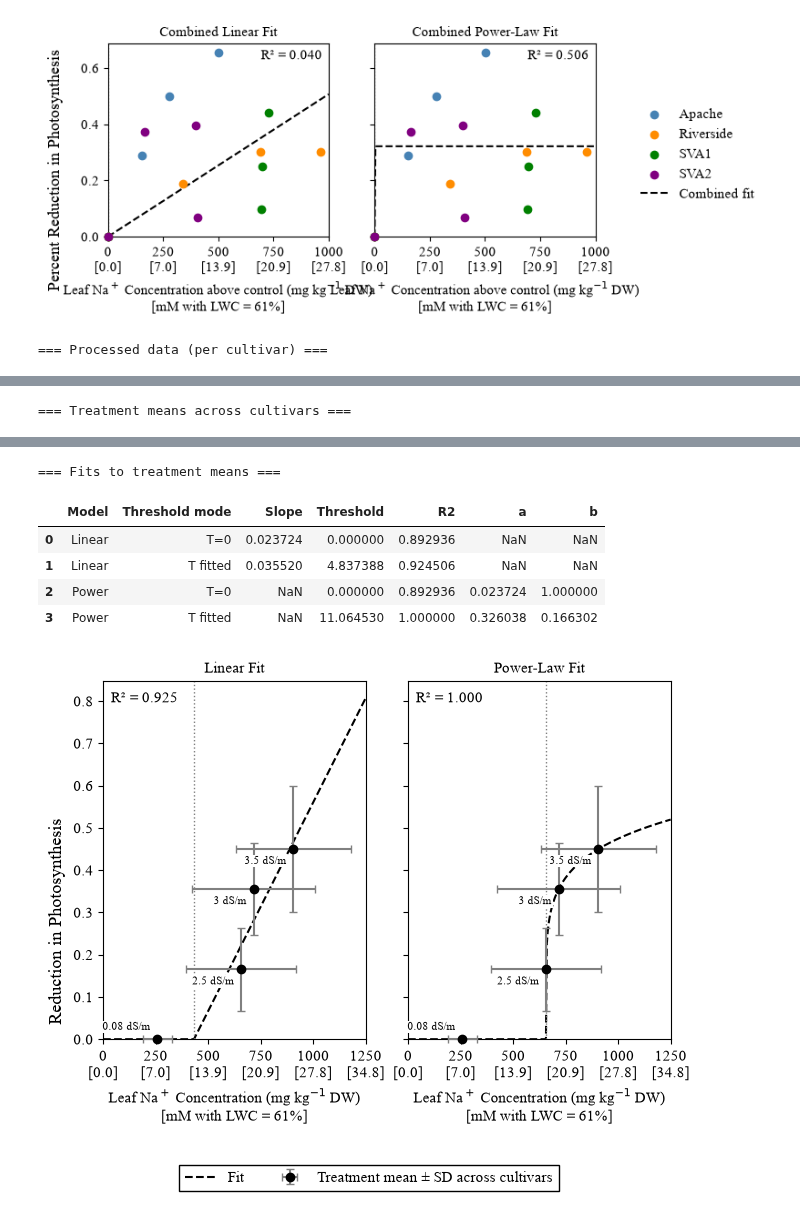
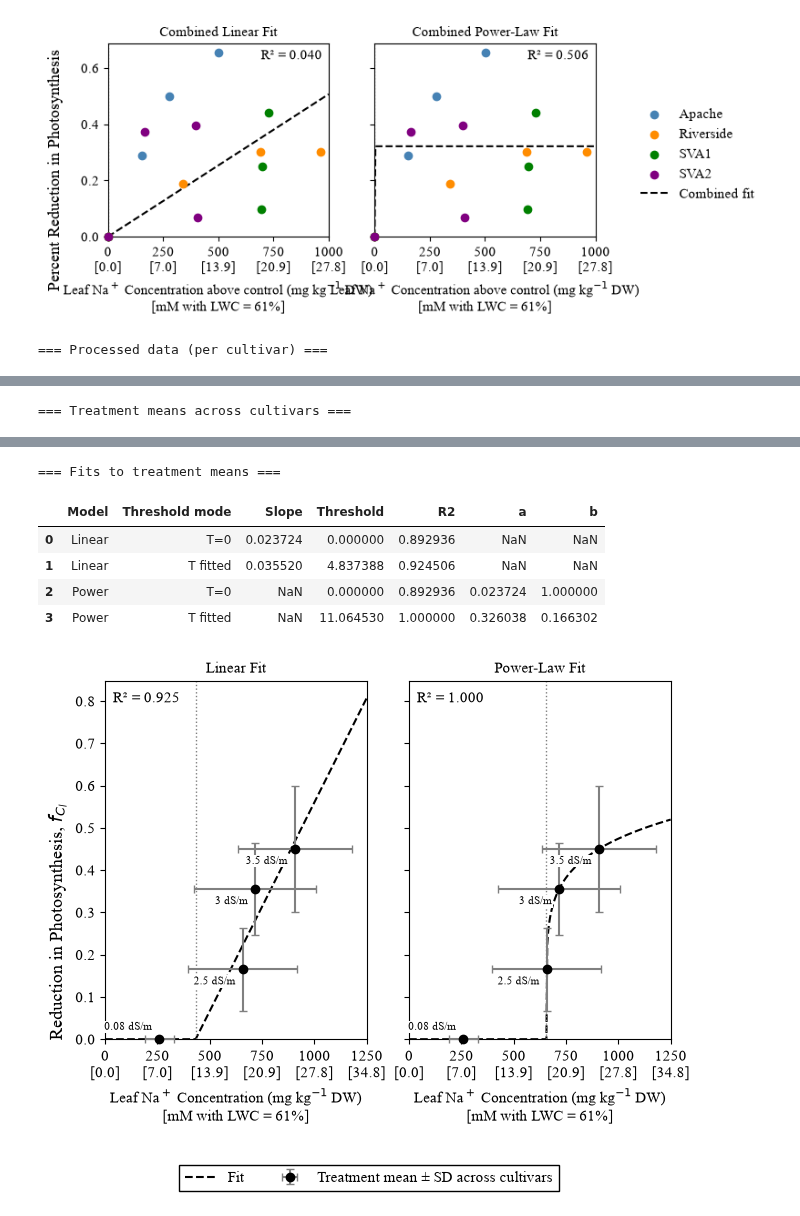
Before and after one commit to jagottlieb/Photo3-Plant-Salinity-Traits, a Jupyter notebook: data/literature_data/photo_reduction_function.ipynb, the cells around one changed output, grey strips where cells are left out. Cells and saved outputs as stored; diff of their text form; code cells hidden in the pictures.

Commit message:
Update lab weather, conductivity, and literature figures

```diff
--- a/data/literature_data/photo_reduction_function.ipynb
+++ b/data/literature_data/photo_reduction_function.ipynb
@@ -415,7 +415,7 @@ for ax, title, fit in [(ax_lin, "Linear Fit", mean_lin), (ax_pow, "Power-Law Fit
 fig3.legend(*ax_lin.get_legend_handles_labels(), loc="outside lower center", ncol=2,
             fancybox=False, edgecolor="k", framealpha=1)
 fig3.get_layout_engine().set(h_pad=0.15)  # inches; widens the gap between the x-axis labels and the legend
-fig3.supylabel("Reduction in Photosynthesis")
+fig3.supylabel("Reduction in Photosynthesis, $f_{C_l}$")
 fig3.savefig(save_dir / "treatment_mean_piecewise_regressions.png", dpi=300)
 fig3.savefig(save_dir / "treatment_mean_piecewise_regressions.pdf")
 plt.show()
@@ -424,31 +424,31 @@ plt.show()
 |  | salinity_dS_m | cultivar | leaf_Na_mgkg_DW | leaf_Na_mgkg_DW_above_control | leaf_Na_mM | leaf_Na_mM_above_control | ... |
 | 0 | 0.08 | Apache | 163.99 | 0.00 | 4.561 | 0.000 | ... |
 | 1 | 0.08 | Riverside | 298.09 | 0.00 | 8.290 | 0.000 | ... |
 | 2 | 0.08 | SVA1 | 254.02 | 0.00 | 7.064 | 0.000 | ... |
 | 3 | 0.08 | SVA2 | 319.16 | 0.00 | 8.876 | 0.000 | ... |
 | 4 | 2.50 | Apache | 317.24 | 153.25 | 8.822 | 4.262 | ... |
 | 5 | 2.50 | Riverside | 639.08 | 340.99 | 17.773 | 9.483 | ... |
 | 6 | 2.50 | SVA1 | 947.51 | 693.49 | 26.350 | 19.286 | ... |
 | 7 | 2.50 | SVA2 | 725.29 | 406.13 | 20.170 | 11.294 | ... |
 | 8 | 3.00 | Apache | 443.68 | 279.69 | 12.339 | 7.778 | ... |
 | 9 | 3.00 | Riverside | 987.74 | 689.65 | 27.469 | 19.179 | ... |
 | 10 | 3.00 | SVA1 | 951.34 | 697.32 | 26.456 | 19.392 | ... |
 | 11 | 3.00 | SVA2 | 483.91 | 164.75 | 13.457 | 4.582 | ... |
 | 12 | 3.50 | Apache | 665.90 | 501.91 | 18.518 | 13.958 | ... |
 | 13 | 3.50 | Riverside | 1259.77 | 961.68 | 35.034 | 26.744 | ... |
 | 14 | 3.50 | SVA1 | 981.99 | 727.97 | 27.309 | 20.245 | ... |
 | 15 | 3.50 | SVA2 | 717.62 | 398.46 | 19.957 | 11.081 | ... |
 === Treatment means across cultivars ===
 |  | leaf_Na_mgkg_DW | leaf_Na_mgkg_DW_above_control | leaf_Na_mM | leaf_Na_mM_above_control | A | reduction |
 | salinity_dS_m |  |  |  |  |  |  |
 | 0.08 | 258.815 | 0.000 | 7.198 | 0.000 | 5.000 | 0.000 |
 | 2.50 | 657.280 | 398.465 | 18.279 | 11.081 | 4.175 | 0.165 |
 | 3.00 | 716.668 | 457.853 | 19.930 | 12.733 | 3.225 | 0.355 |
 | 3.50 | 906.320 | 647.505 | 25.204 | 18.007 | 2.750 | 0.450 |
 === Fits to treatment means ===
 |  | Model | Threshold mode | Slope | Threshold | R2 | a | b |
 | 0 | Linear | T=0 | 0.023724 | 0.000000 | 0.892936 | NaN | NaN |
 | 1 | Linear | T fitted | 0.035520 | 4.837388 | 0.924506 | NaN | NaN |
 | 2 | Power | T=0 | NaN | 0.000000 | 0.892936 | 0.023724 | 1.000000 |
 | 3 | Power | T fitted | NaN | 11.064530 | 1.000000 | 0.326038 | 0.166302 |
-[figure, old version]
+[figure, new version]
```
Also changed, not shown: 6 other files.
